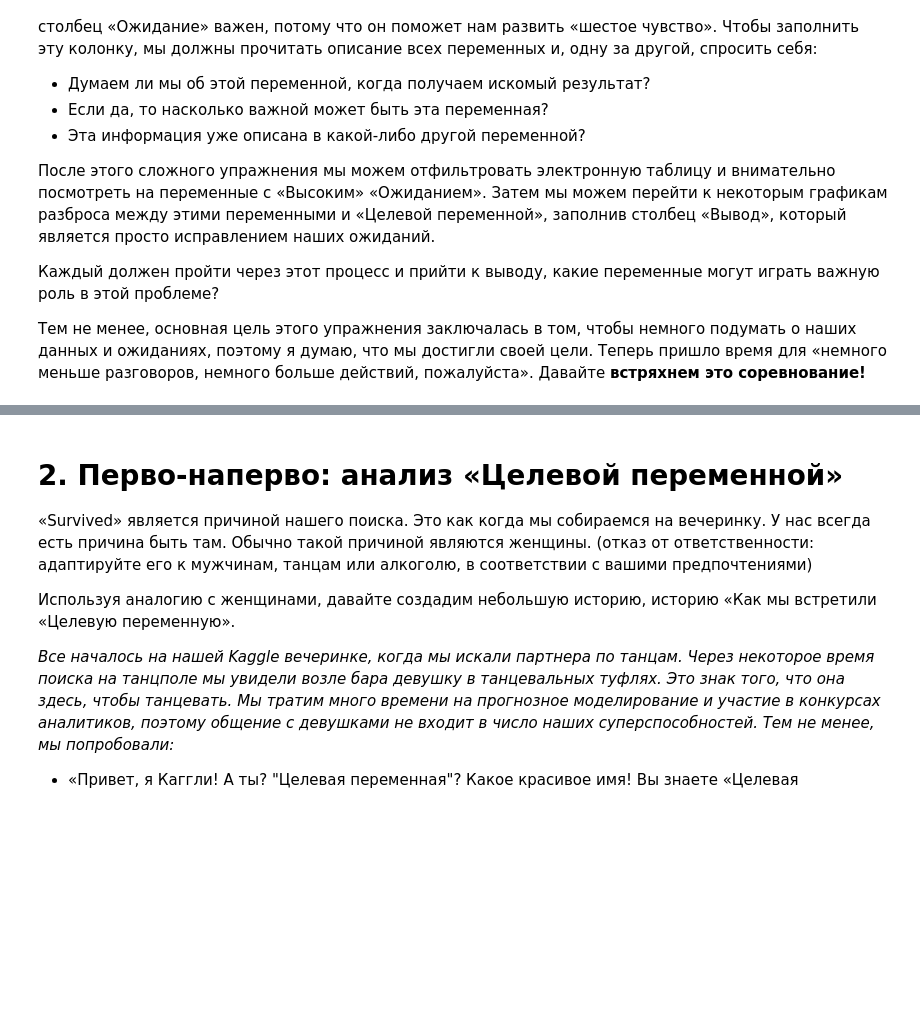
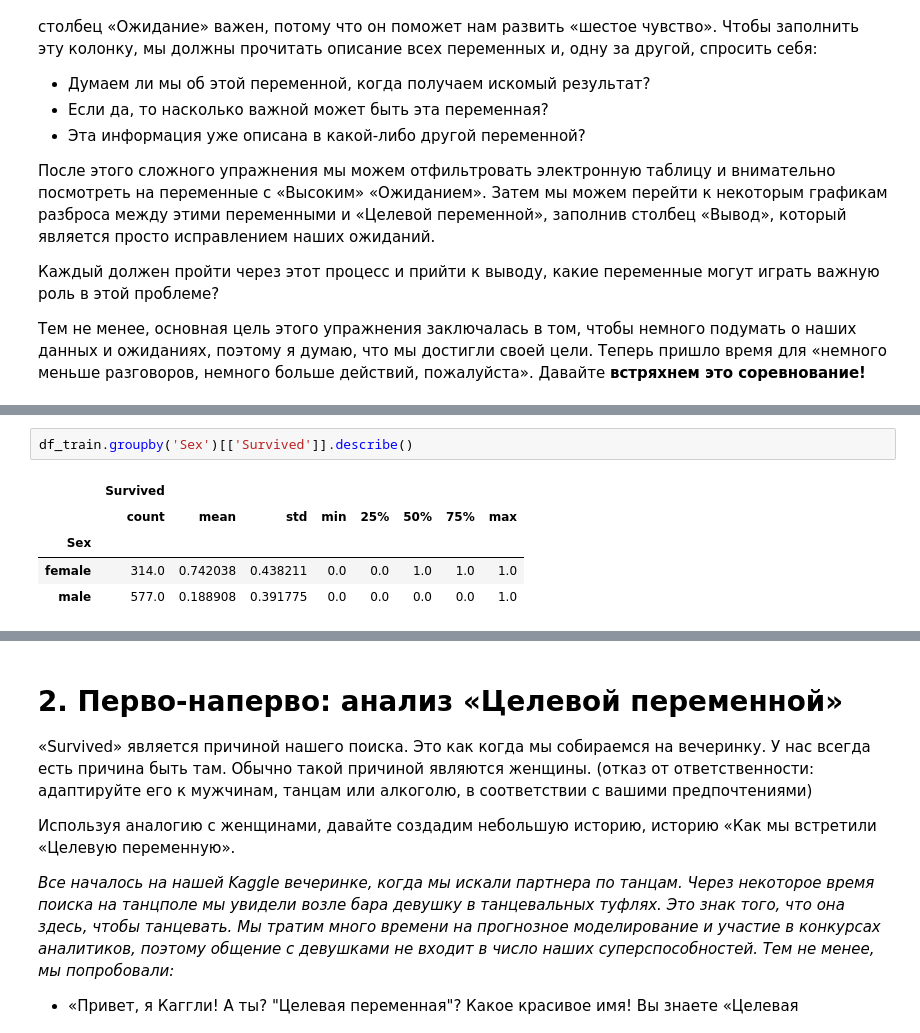
Before and after one commit to BEPb/kaggle_titanic, a Jupyter notebook: notebooks/titanic_universal_eda.ipynb, the cells around one changed output, grey strips where cells are left out. Cells and saved outputs as stored; diff of their text form; blank space fills up the shorter version.

```diff
--- a/notebooks/titanic_universal_eda.ipynb
+++ b/notebooks/titanic_universal_eda.ipynb
@@ -85,0 +158,8 @@ Index(['PassengerId', 'Survived', 'Pclass', 'Name', 'Sex', 'Age', 'SibSp',
+# %%
+df_train.groupby('Sex')[['Survived']].describe()
+# %% [output]
+|  | Survived |  |  |  |  |  |  |  |
+|  | count | mean | std | min | 25% | 50% | 75% | max |
+| Sex |  |  |  |  |  |  |  |  |
+| female | 314.0 | 0.742038 | 0.438211 | 0.0 | 0.0 | 1.0 | 1.0 | 1.0 |
+| male | 577.0 | 0.188908 | 0.391775 | 0.0 | 0.0 | 0.0 | 0.0 | 1.0 |
```
Also changed, not shown: parts of 11 cells of this notebook, 2 other files.
